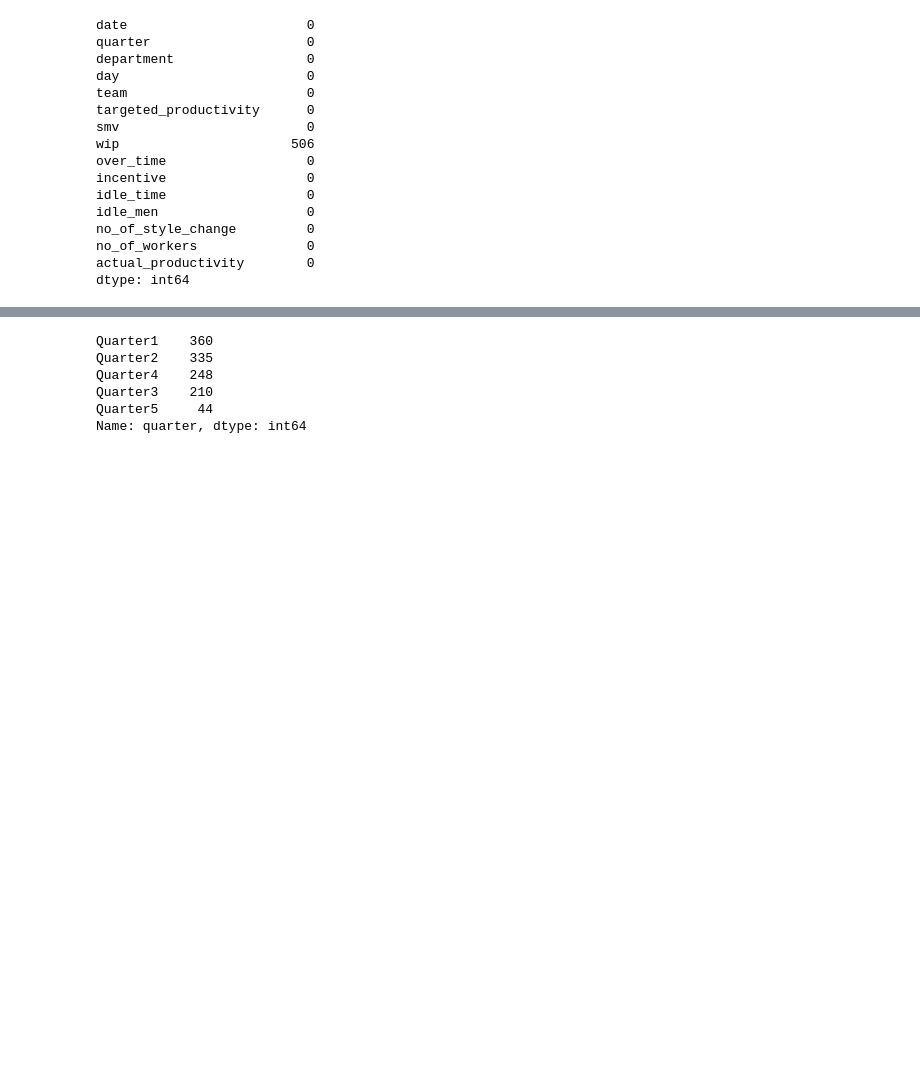
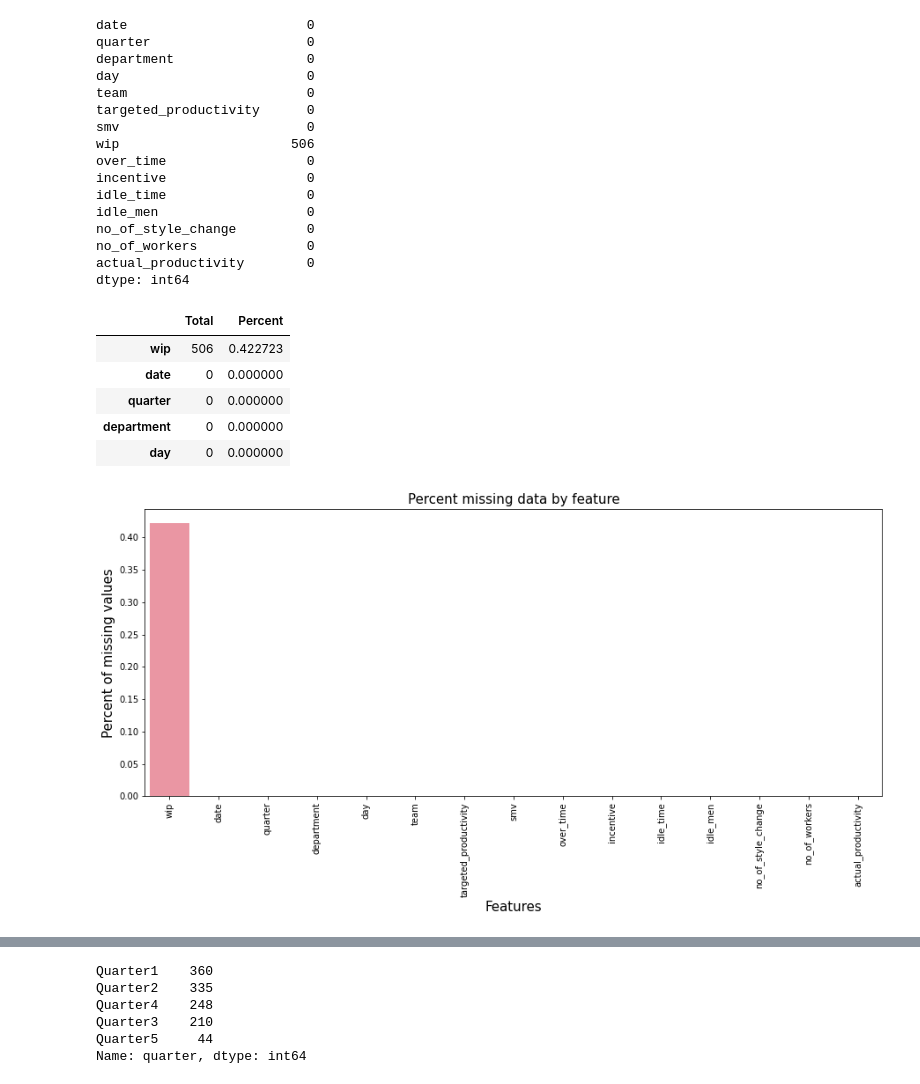
Before and after one commit to 0xMYsteRy/Research, a Jupyter notebook: Final_analysis.ipynb, the cells around one changed output, grey strips where cells are left out. Drawn from its saved outputs; the diff is of its cells as text; code cells hidden in the pictures; blank space fills up the shorter version.

Commit message:
Done clean data

```diff
--- a/Final_analysis.ipynb
+++ b/Final_analysis.ipynb
@@ -112,6 +115,32 @@ no_of_style_change         0
 no_of_workers              0
 actual_productivity        0
 dtype: int64
+# %%
+# Total 17 parameters.
+# One parameter (wip) has the missing rate up to 42%.
+
+
+total = df.isnull().sum().sort_values(ascending=False)
+percent = (df.isnull().sum()/df.isnull().count()).sort_values(ascending=False)
+missing_data = pd.concat([total, percent], axis=1, keys=['Total', 'Percent'])
+
+f, ax = plt.subplots(figsize=(15, 6))
+plt.xticks(rotation='90')
+sns.barplot(x=missing_data.index, y=missing_data['Percent'])
+
+plt.xlabel('Features', fontsize=15)
+plt.ylabel('Percent of missing values', fontsize=15)
+plt.title('Percent missing data by feature', fontsize=15)
+
+missing_data.head()
+# %% [output]
+|  | Total | Percent |
+| wip | 506 | 0.422723 |
+| date | 0 | 0.000000 |
+| quarter | 0 | 0.000000 |
+| department | 0 | 0.000000 |
+| day | 0 | 0.000000 |
+[figure, added]
 # %%
 df['date'] = pd.to_datetime(df['date'])
 df['month_name'] = df['date'].dt.month_name()
```
Also changed, not shown: parts of 6 cells of this notebook, 2 other files.
